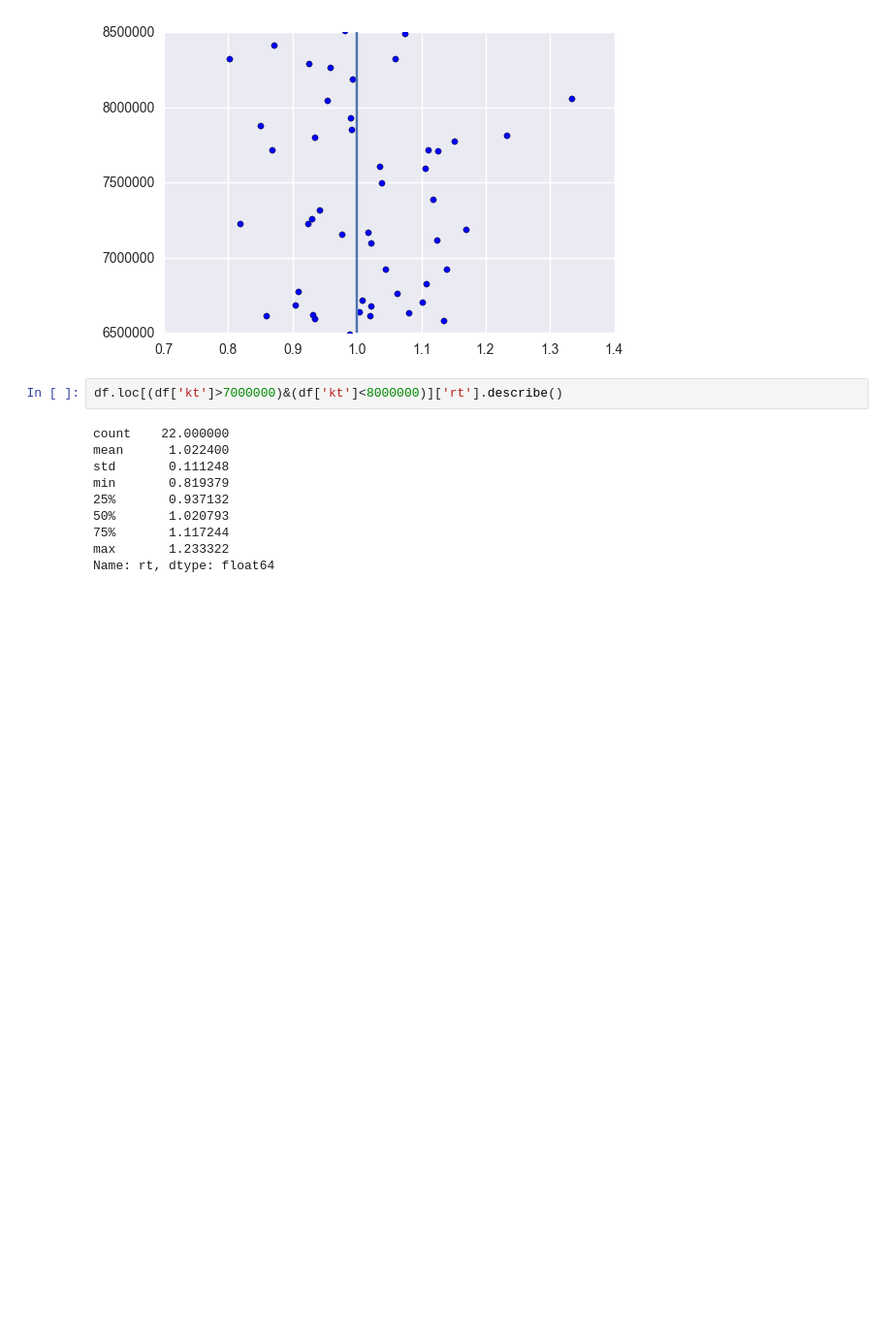
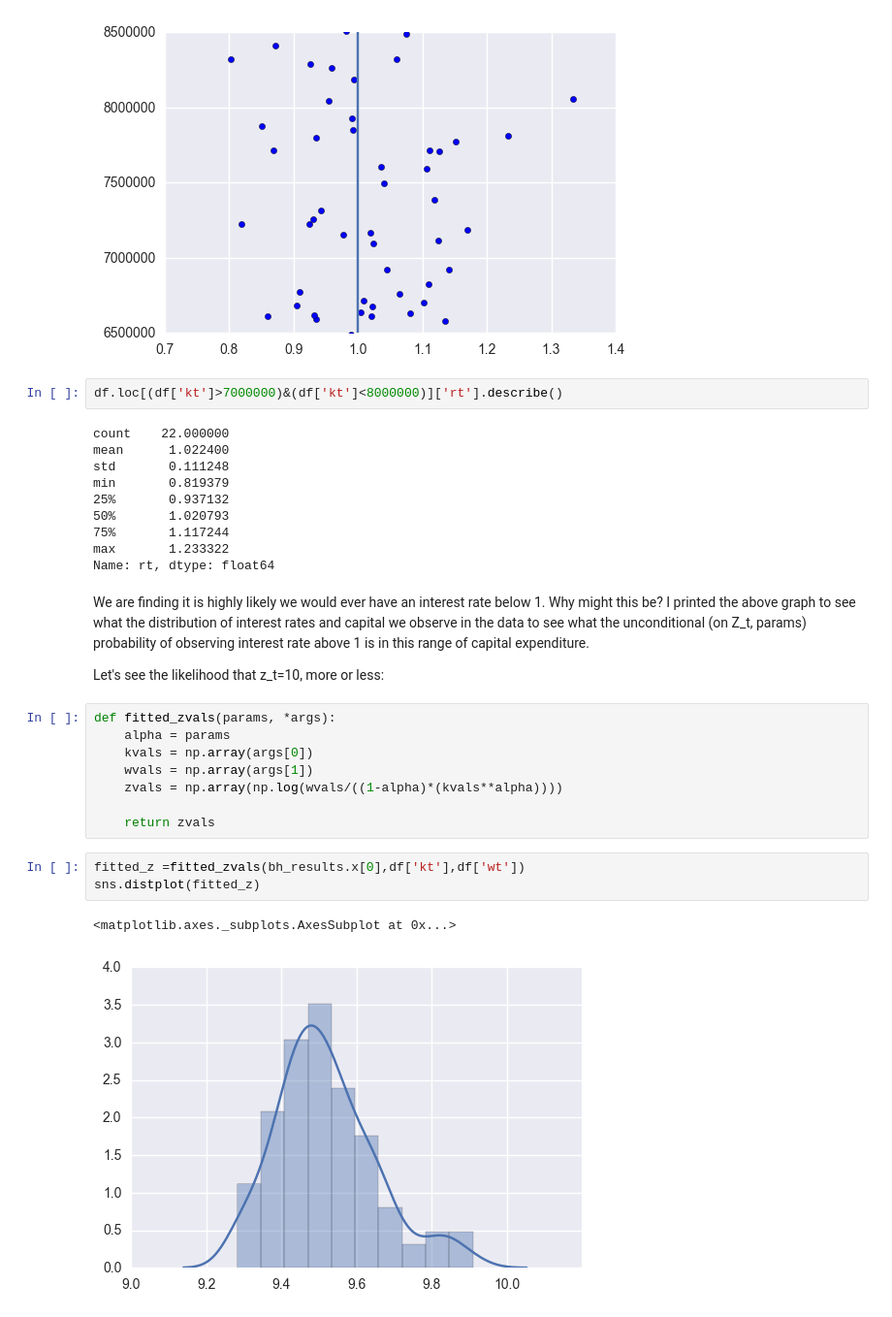
Before and after one commit to rickecon/StructEst_W16, a Jupyter notebook: Students/Olivia/PS3/PS3 Natan.ipynb, the cells around one changed output. Shown at 97% size. Saved outputs shown, nothing was run; the diff lists cells and outputs as text; blank space fills up the shorter version.

```diff
--- a/Students/Olivia/PS3/PS3 Natan.ipynb
+++ b/Students/Olivia/PS3/PS3 Natan.ipynb
@@ -249,3 +282,22 @@ min       0.819379
 75%       1.117244
 max       1.233322
 Name: rt, dtype: float64
+# %% [markdown]
+We are finding it is highly likely we would ever have an interest rate below 1. Why might this be?
+I printed the above graph to see what the distribution of interest rates and capital we observe in the data to see what the unconditional (on Z_t, params) probability of observing interest rate above 1 is in this range of capital expenditure.
+
+Let's see the likelihood that z_t=10, more or less:
+# %%
+def fitted_zvals(params, *args):
+    alpha = params
+    kvals = np.array(args[0])
+    wvals = np.array(args[1])
+    zvals = np.array(np.log(wvals/((1-alpha)*(kvals**alpha))))
+
+    return zvals
+# %%
+fitted_z =fitted_zvals(bh_results.x[0],df['kt'],df['wt'])
+sns.distplot(fitted_z)
+# %% [output]
+<matplotlib.axes._subplots.AxesSubplot at 0x...>
+[figure, added]
```
Also changed, not shown: parts of 17 cells of this notebook.
